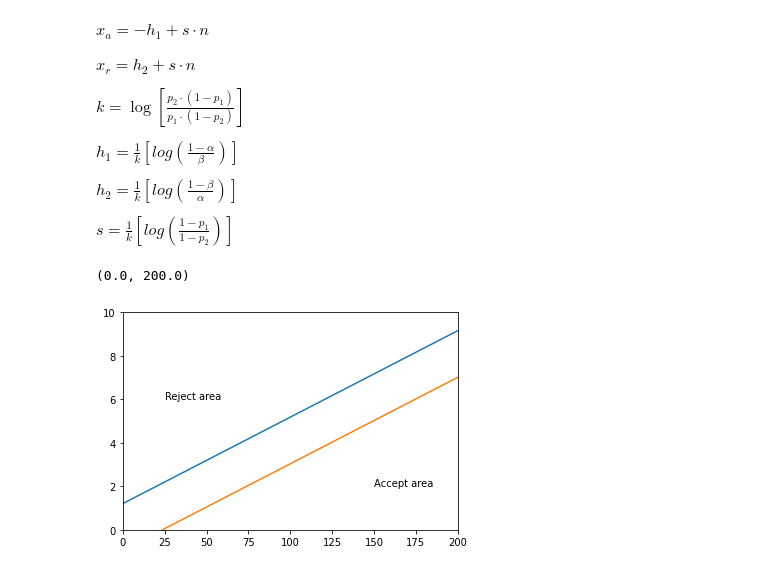
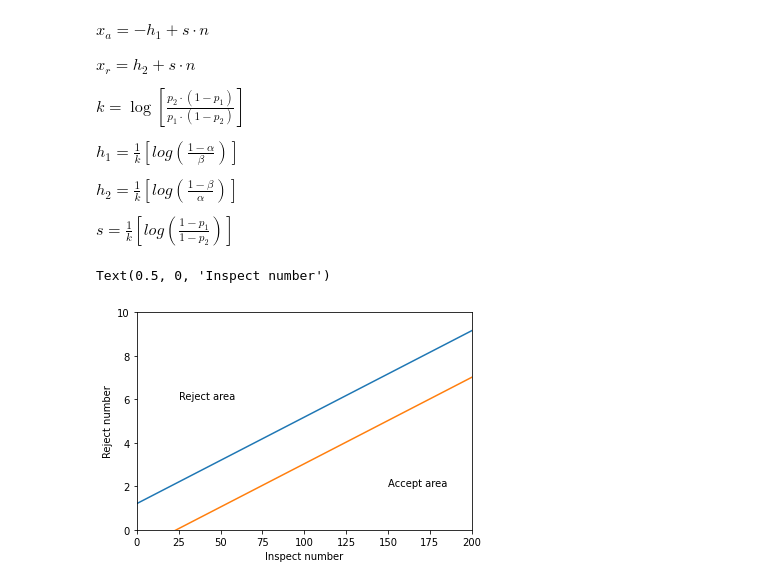
Before and after one commit to qhxxsb/AE-VAE-SOM, a Jupyter notebook: Sampling_Note.ipynb, the cells around one changed output. Saved outputs shown, nothing was run; the diff lists cells and outputs as text; code cells hidden in the pictures.

```diff
--- a/Sampling_Note.ipynb
+++ b/Sampling_Note.ipynb
@@ -272,35 +272,37 @@ def k(p_1,p_2):
     return math.log10((p_2*(1-p_1)/(p_1*(1-p_2))))
 def s(p_1,p_2):
     k_value = k(p_1,p_2)
     s = (1/k_value)*math.log10((1-p_1)/(1-p_2))
     return s
 def x_a(alpha,beta,n,p_1,p_2):
      k_value = k(p_1,p_2)
      s_value = s(p_1,p_2)
      x_a = (-(1/k_value)*math.log10((1-alpha)/beta) + s_value*n)
      return x_a
 def x_r(alpha,beta,n,p_1,p_2):
      k_value = k(p_1,p_2)
      s_value = s(p_1,p_2)
      x_r = ((1/k_value)*math.log10((1-beta)/alpha) + s_value*n)
      return x_r
 x_r_list = []
 x_a_list = []
 sample_size_list = []
 
 for i in range (0,500,5):
     sample_size_list.append(i)
     x_r_list.append(x_r(0.05,0.1,i,0.01,0.1))
     x_a_list.append(x_a(0.05,0.1,i,0.01,0.1))
 plt.plot(sample_size_list,x_r_list)
 plt.plot(sample_size_list,x_a_list)
 plt.text(25,6,"Reject area")
 plt.text(150,2,"Accept area")
 plt.ylim(0,10)
 plt.xlim(0,200)
+plt.ylabel("Reject number")
+plt.xlabel("Inspect number")
 # %% [output]
-(0.0, 200.0)
+Text(0.5, 0, 'Inspect number')
-[figure, old version]
+[figure, new version]
 # %%
 ssstp_dic ={'Accept threshold':x_a_list,'Reject threshold': x_r_list, 'Inspect amount': sample_size_list }
 df = pd.DataFrame(ssstp_dic)
```
Also changed, not shown: parts of 10 cells of this notebook.
